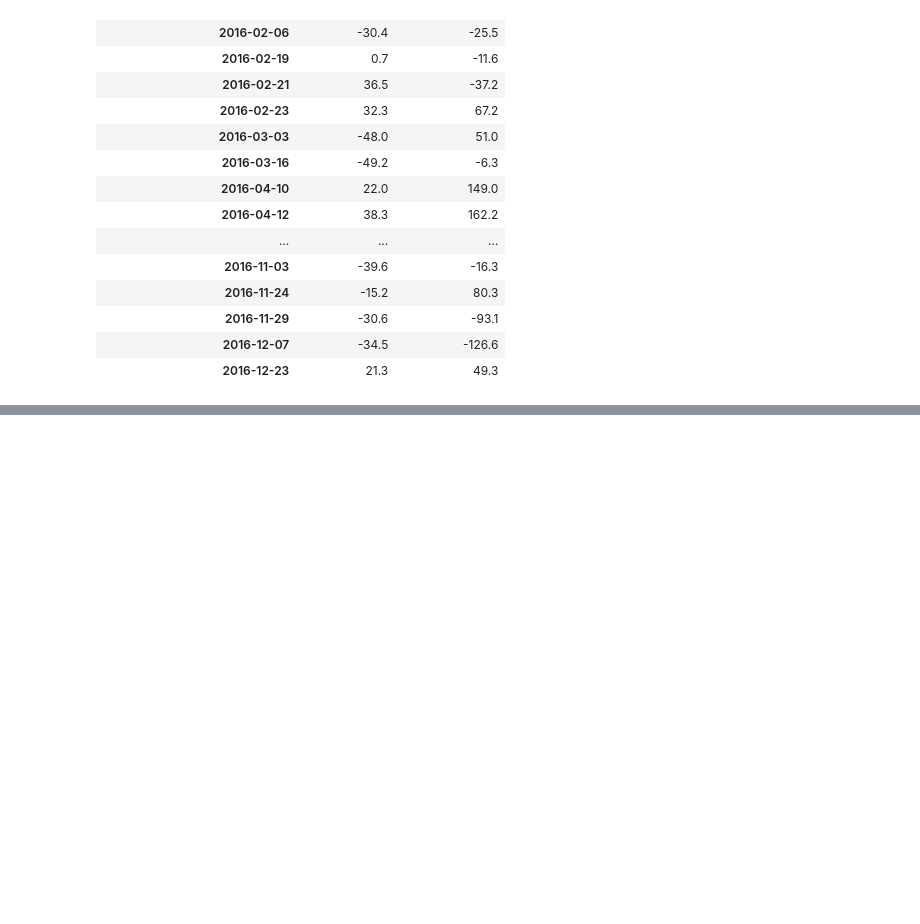
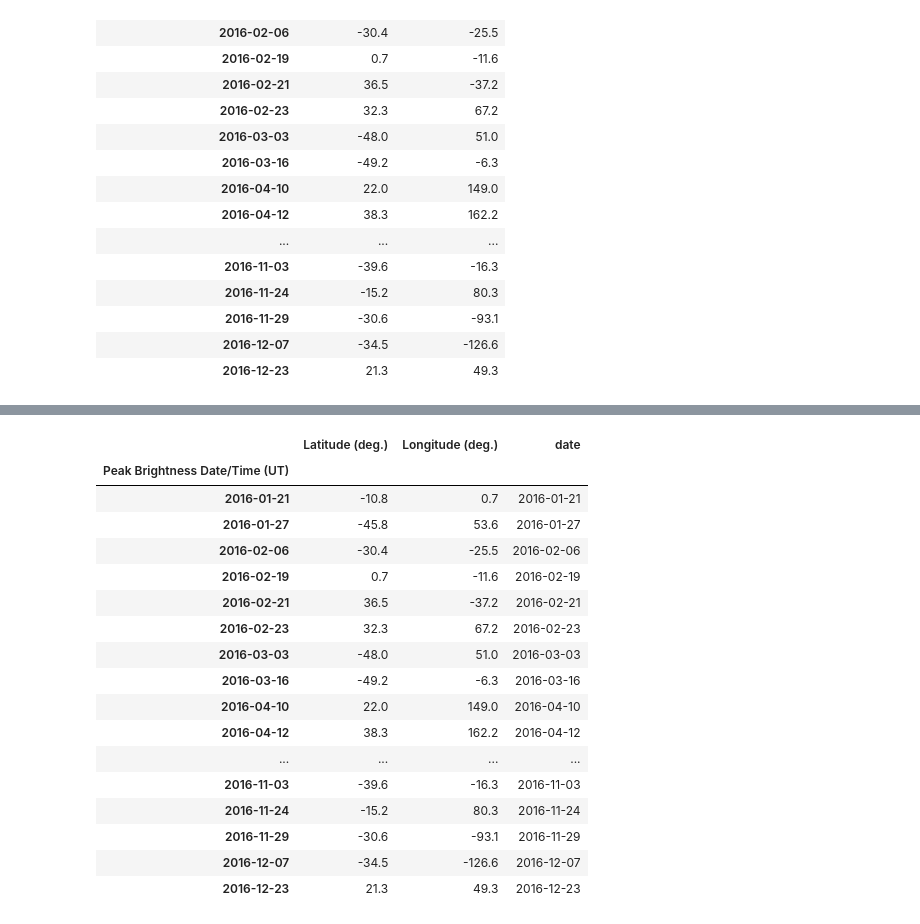
Before and after one commit to rromang/ETL-Project, a Jupyter notebook: fireball.ipynb, the cells around one changed output, grey strips where cells are left out. Drawn from its saved outputs; the diff is of its cells as text; code cells hidden in the pictures; blank space fills up the shorter version.

```diff
--- a/fireball.ipynb
+++ b/fireball.ipynb
@@ -356,0 +382,22 @@ fireball_df
+# %%
+fireball_df.reset_index()
+fireball_df
+# %% [output]
+|  | Latitude (deg.) | Longitude (deg.) | date |
+| Peak Brightness Date/Time (UT) |  |  |  |
+| 2016-01-21 | -10.8 | 0.7 | 2016-01-21 |
+| 2016-01-27 | -45.8 | 53.6 | 2016-01-27 |
+| 2016-02-06 | -30.4 | -25.5 | 2016-02-06 |
+| 2016-02-19 | 0.7 | -11.6 | 2016-02-19 |
+| 2016-02-21 | 36.5 | -37.2 | 2016-02-21 |
+| 2016-02-23 | 32.3 | 67.2 | 2016-02-23 |
+| 2016-03-03 | -48.0 | 51.0 | 2016-03-03 |
+| 2016-03-16 | -49.2 | -6.3 | 2016-03-16 |
+| 2016-04-10 | 22.0 | 149.0 | 2016-04-10 |
+| 2016-04-12 | 38.3 | 162.2 | 2016-04-12 |
+| ... | ... | ... | ... |
+| 2016-11-03 | -39.6 | -16.3 | 2016-11-03 |
+| 2016-11-24 | -15.2 | 80.3 | 2016-11-24 |
+| 2016-11-29 | -30.6 | -93.1 | 2016-11-29 |
+| 2016-12-07 | -34.5 | -126.6 | 2016-12-07 |
+| 2016-12-23 | 21.3 | 49.3 | 2016-12-23 |
```
Also changed, not shown: parts of 3 cells of this notebook, 1 other file.
